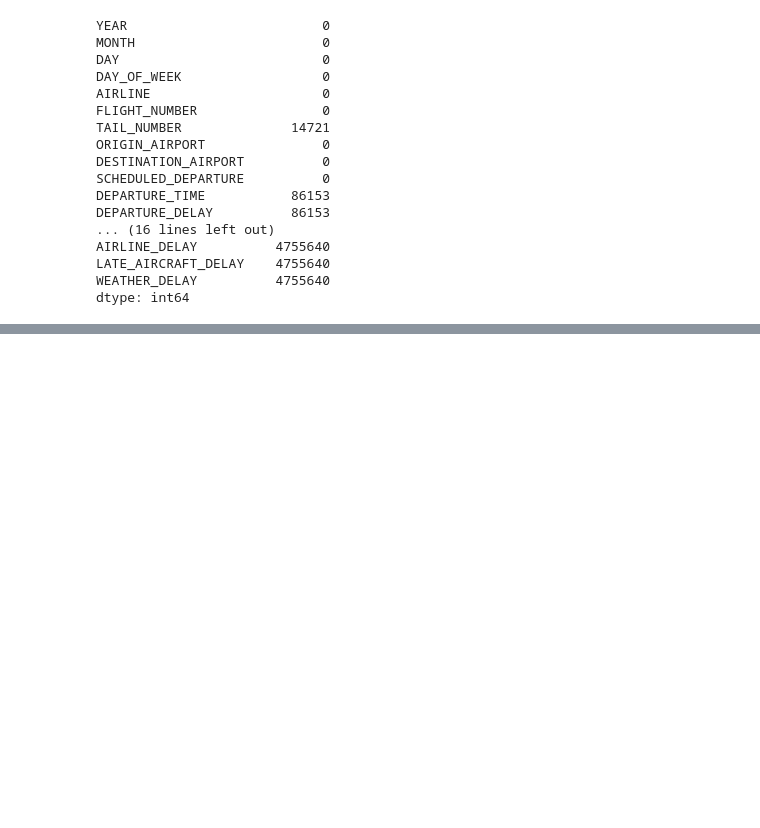
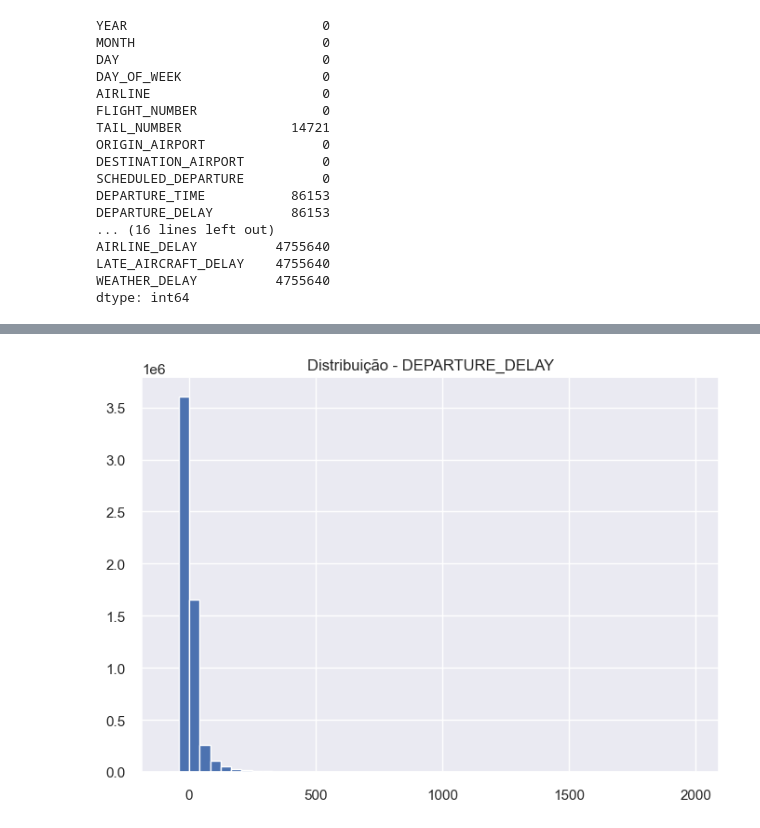
Before and after one commit to JoaoDario632/implementa-o-Segunda-Avaliacao-Girotto, a Jupyter notebook: projeto_modelagem_inicial.ipynb, the cells around one changed output, grey strips where cells are left out. Cells and saved outputs as stored; diff of their text form; code cells hidden in the pictures; blank space fills up the shorter version.

```diff
--- a/projeto_modelagem_inicial.ipynb
+++ b/projeto_modelagem_inicial.ipynb
@@ -12,3 +12,12 @@ from sklearn.preprocessing import PolynomialFeatures
 from sklearn.linear_model import LinearRegression, LogisticRegression
 from sklearn.naive_bayes import GaussianNB
 from sklearn.metrics import *
+
+from pycaret.regression import *
+from pycaret.classification import *
+
+sns.set_theme()
+np.random.seed(50)
+
+df = pd.read_csv("flights.csv")
+df.head()
@@ -91,0 +90,6 @@ df['DEPARTURE_DELAY'].hist(bins=50)
+# %%
+df['DEPARTURE_DELAY'].hist(bins=50)
+plt.title("Distribuição - DEPARTURE_DELAY")
+plt.show()
+# %% [output]
+[figure, added]
```
Also changed, not shown: parts of 8 cells of this notebook.
